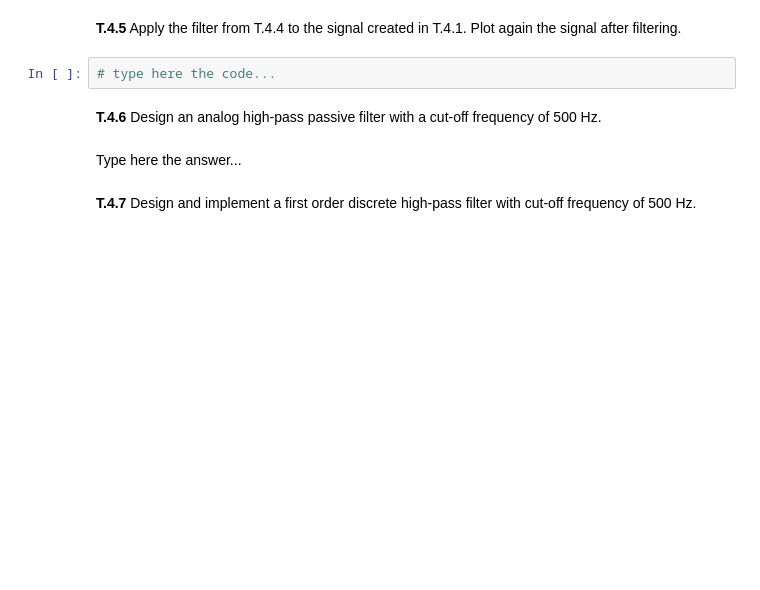
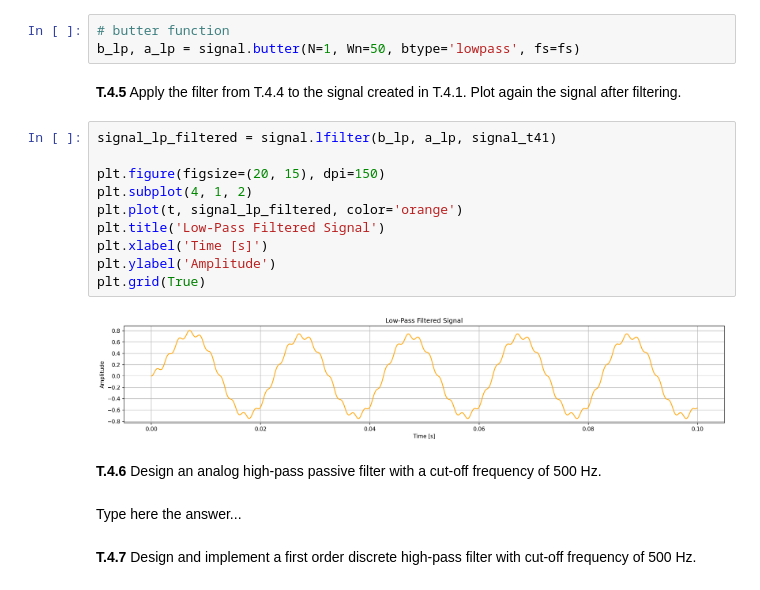
Before and after one commit to samuele-ribaudo/humanoid-sensors-and-actuators, a Jupyter notebook: T5/code/Tutorial_5.ipynb, the cells around one changed output. Saved outputs shown, nothing was run; the diff lists cells and outputs as text; blank space fills up the shorter version.

```diff
--- a/T5/code/Tutorial_5.ipynb
+++ b/T5/code/Tutorial_5.ipynb
@@ -213,9 +253,22 @@ Type here the answer...
+# %%
+# butter function
+b_lp, a_lp = signal.butter(N=1, Wn=50, btype='lowpass', fs=fs)
 # %% [markdown]
 
 
 **T.4.5** Apply the filter from T.4.4 to the signal created in T.4.1. Plot again the signal after filtering.
-# %%
-# type here the code...
+# %%
+signal_lp_filtered = signal.lfilter(b_lp, a_lp, signal_t41)
+
+plt.figure(figsize=(20, 15), dpi=150)
+plt.subplot(4, 1, 2)
+plt.plot(t, signal_lp_filtered, color='orange')
+plt.title('Low-Pass Filtered Signal')
+plt.xlabel('Time [s]')
+plt.ylabel('Amplitude')
+plt.grid(True)
+# %% [output]
+[figure, added]
 # %% [markdown]
 
 **T.4.6** Design an analog high-pass passive filter with a cut-off frequency of 500 Hz.
```
Also changed, not shown: parts of 30 cells of this notebook.
